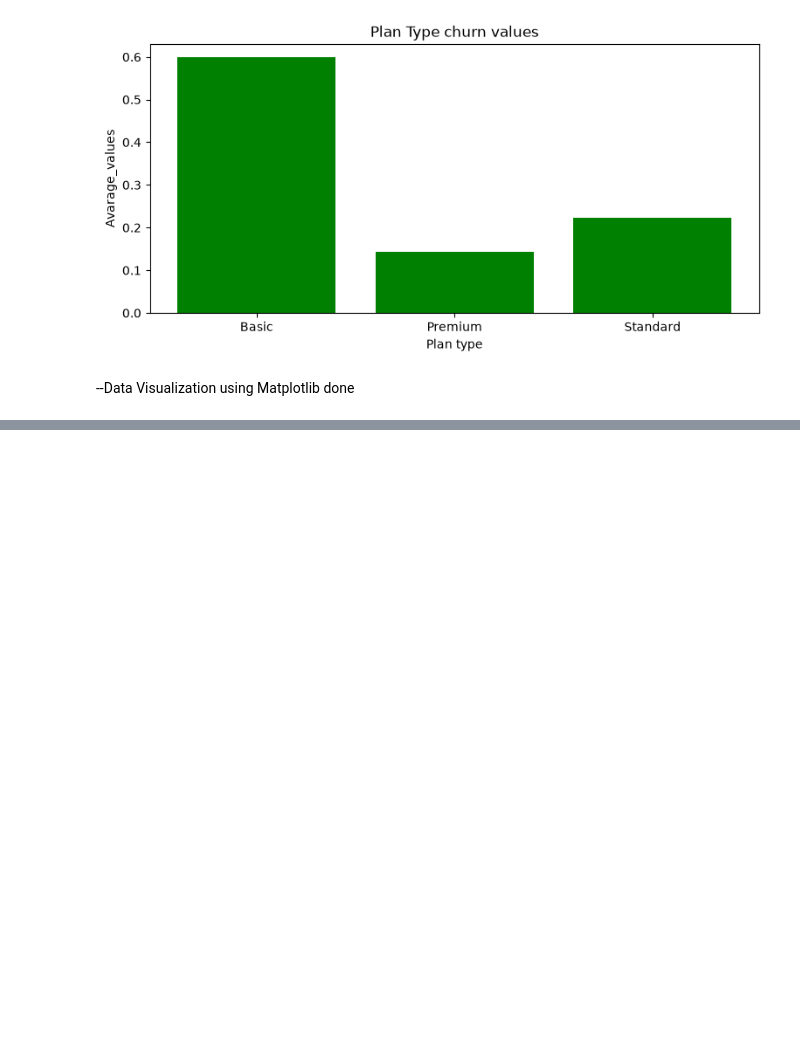
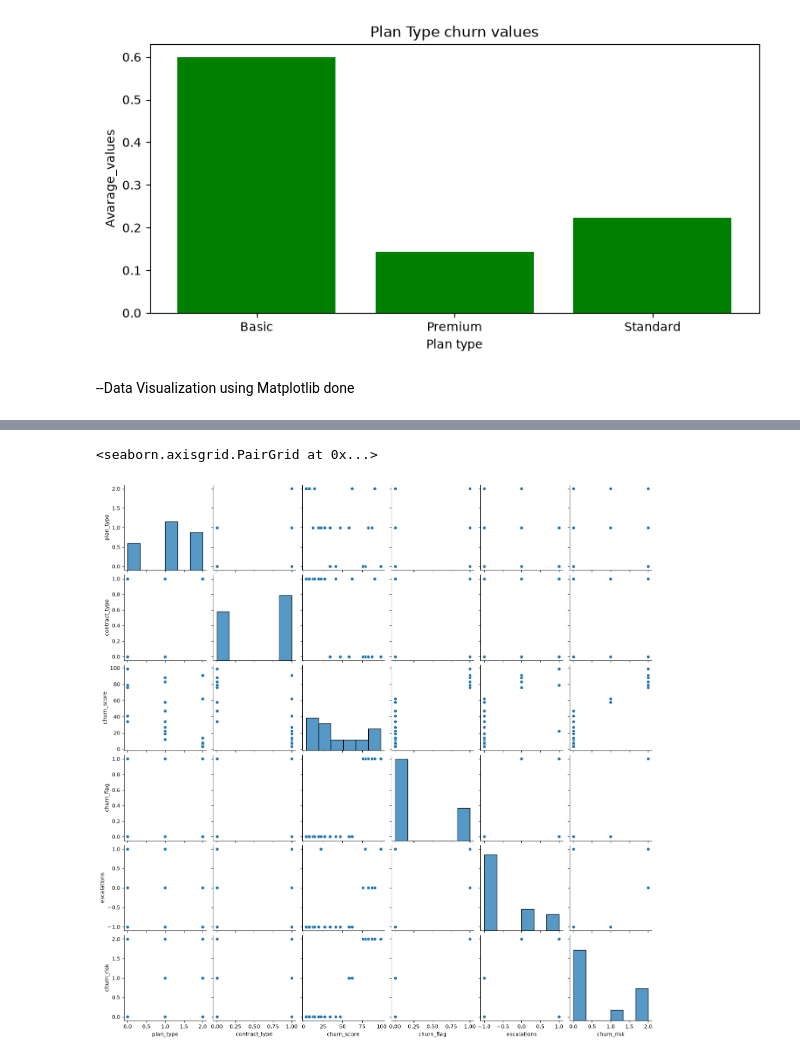
Before and after one commit to Nigam2004/Churn_Analysis, a Jupyter notebook: Churn_analysis.ipynb, the cells around one changed output, grey strips where cells are left out. Saved outputs shown, nothing was run; the diff lists cells and outputs as text; code cells hidden in the pictures; blank space fills up the shorter version.

```diff
--- a/Churn_analysis.ipynb
+++ b/Churn_analysis.ipynb
@@ -577,0 +653,5 @@ plt.show()
+# %%
+sns.pairplot(df_encode)
+# %% [output]
+<seaborn.axisgrid.PairGrid at 0x...>
+[figure, added]
```
Also changed, not shown: parts of 8 cells of this notebook.
